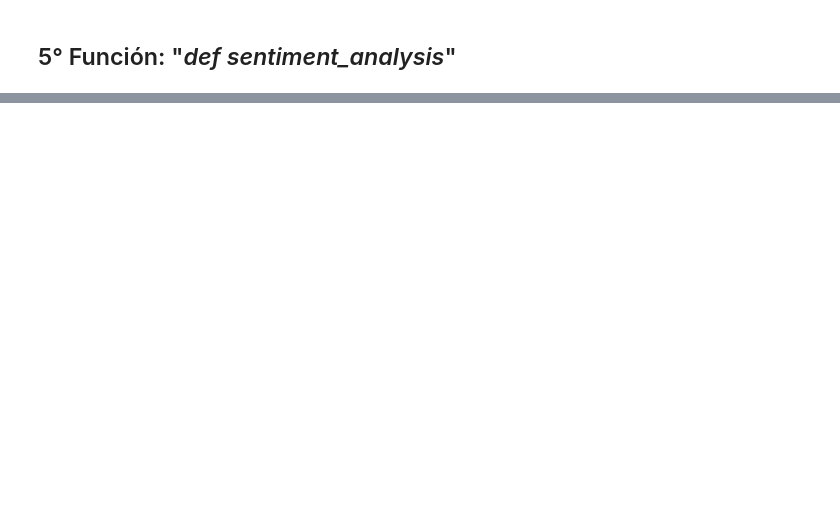
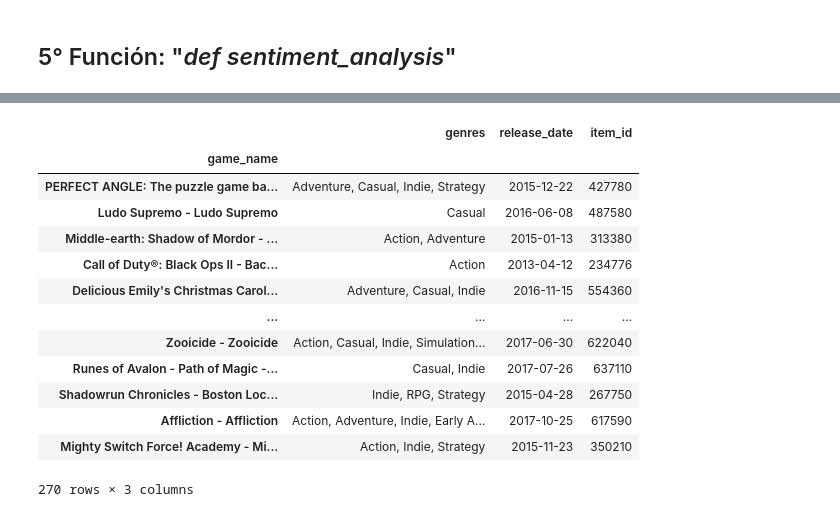
Before and after one commit to ignita22/1-PI_MLOPs, a Jupyter notebook: ETL-EDA-FUNCIONES.ipynb, the cells around one changed output, grey strips where cells are left out. Saved outputs shown, nothing was run; the diff lists cells and outputs as text; code cells hidden in the pictures; blank space fills up the shorter version.

```diff
--- a/ETL-EDA.ipynb
+++ b/ETL-EDA-FUNCIONES.ipynb
@@ -1045,0 +1057,17 @@ print(resultado)
+# %%
+df_games
+# %% [output]
+|  | genres | release_date | item_id |
+| game_name |  |  |  |
+| PERFECT ANGLE: The puzzle game ba... | Adventure, Casual, Indie, Strategy | 2015-12-22 | 427780 |
+| Ludo Supremo - Ludo Supremo | Casual | 2016-06-08 | 487580 |
+| Middle-earth: Shadow of Mordor - ... | Action, Adventure | 2015-01-13 | 313380 |
+| Call of Duty®: Black Ops II - Bac... | Action | 2013-04-12 | 234776 |
+| Delicious Emily's Christmas Carol... | Adventure, Casual, Indie | 2016-11-15 | 554360 |
+| ... | ... | ... | ... |
+| Zooicide - Zooicide | Action, Casual, Indie, Simulation... | 2017-06-30 | 622040 |
+| Runes of Avalon - Path of Magic -... | Casual, Indie | 2017-07-26 | 637110 |
+| Shadowrun Chronicles - Boston Loc... | Indie, RPG, Strategy | 2015-04-28 | 267750 |
+| Affliction - Affliction | Action, Adventure, Indie, Early A... | 2017-10-25 | 617590 |
+| Mighty Switch Force! Academy - Mi... | Action, Indie, Strategy | 2015-11-23 | 350210 |
+270 rows × 3 columns
```
Also changed, not shown: parts of 25 cells of this notebook, 2 other files.
